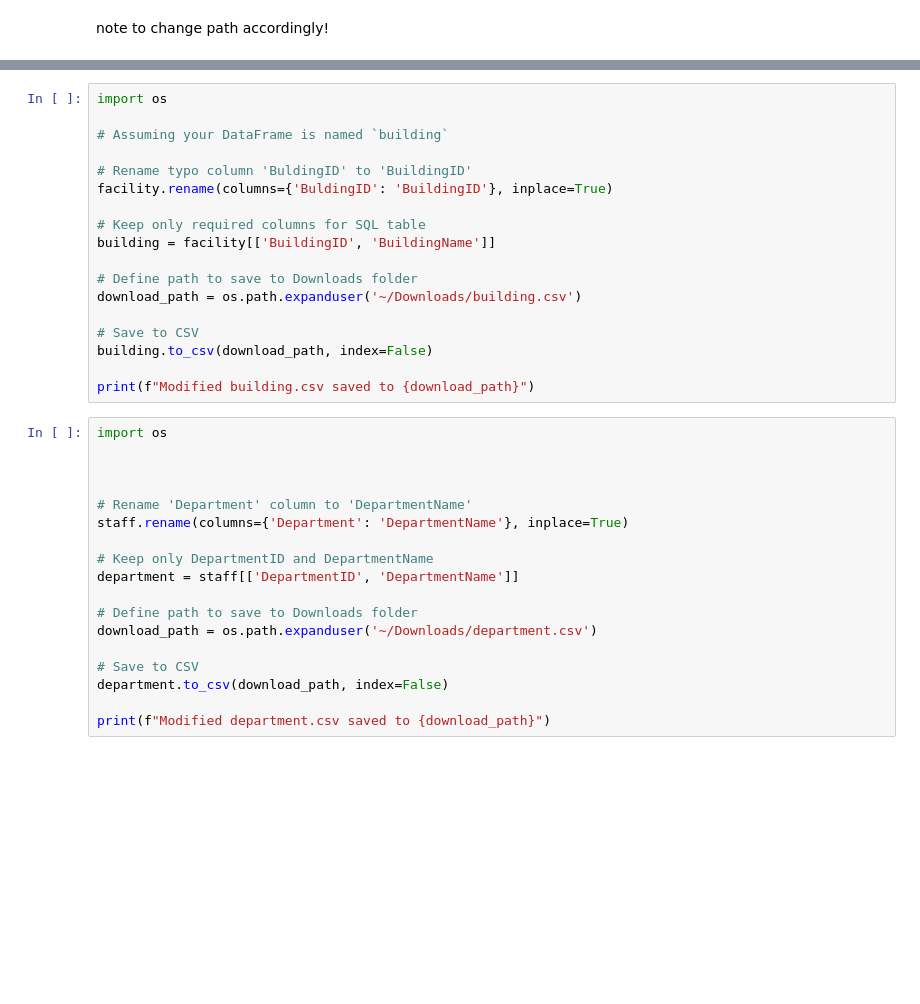
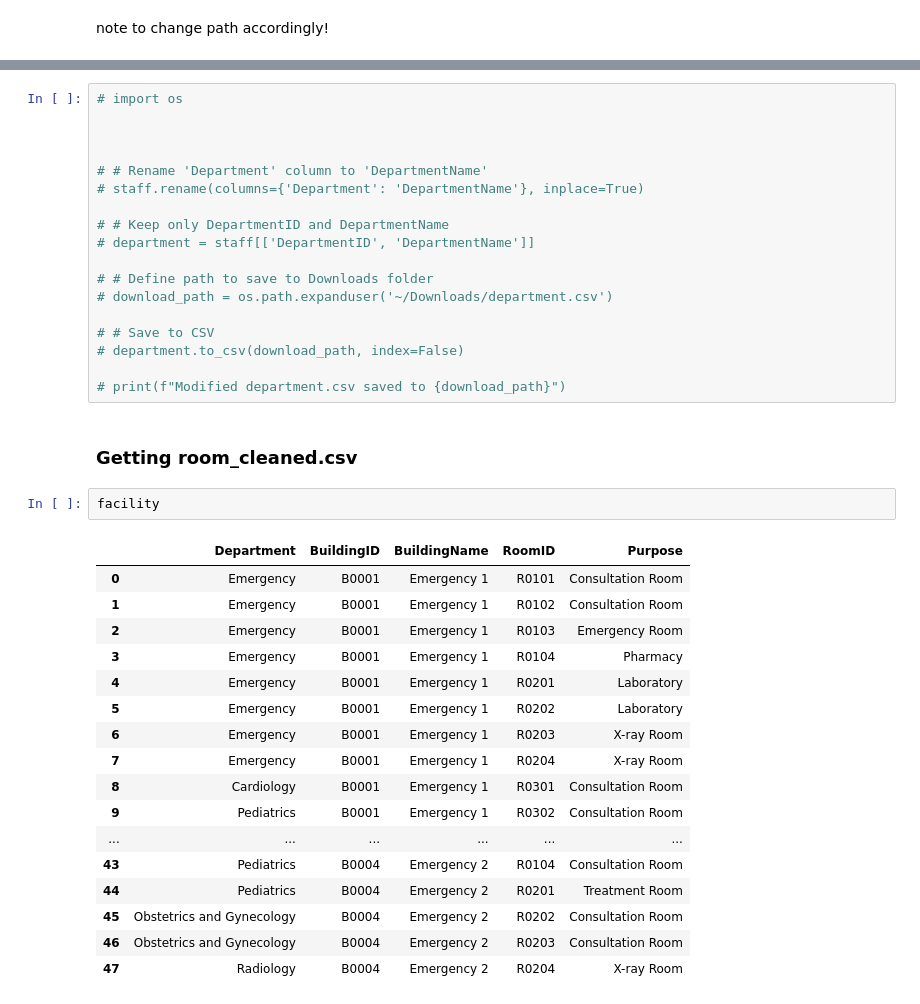
Before and after one commit to ATLAS097/Data-Engineering-CA2, a Jupyter notebook: data_cleaning.ipynb, the cells around one changed output, grey strips where cells are left out. Drawn from its saved outputs; the diff is of its cells as text; blank space fills up the shorter version.

```diff
--- a/data_cleaning.ipynb
+++ b/data_cleaning.ipynb
@@ -1053,36 +1183,40 @@ print(f"Modified doctor.csv saved to {download_path}")
 # %%
-import os
+# import os
 
-# Assuming your DataFrame is named `building`
 
-# Rename typo column 'BuldingID' to 'BuildingID'
-facility.rename(columns={'BuldingID': 'BuildingID'}, inplace=True)
 
-# Keep only required columns for SQL table
-building = facility[['BuildingID', 'BuildingName']]
+# # Rename 'Department' column to 'DepartmentName'
+# staff.rename(columns={'Department': 'DepartmentName'}, inplace=True)
 
-# Define path to save to Downloads folder
-download_path = os.path.expanduser('~/Downloads/building.csv')
+# # Keep only DepartmentID and DepartmentName
+# department = staff[['DepartmentID', 'DepartmentName']]
 
-# Save to CSV
-building.to_csv(download_path, index=False)
+# # Define path to save to Downloads folder
+# download_path = os.path.expanduser('~/Downloads/department.csv')
 
-print(f"Modified building.csv saved to {download_path}")
+# # Save to CSV
+# department.to_csv(download_path, index=False)
+
+# print(f"Modified department.csv saved to {download_path}")
-# %%
-import os
-
-
-
-# Rename 'Department' column to 'DepartmentName'
-staff.rename(columns={'Department': 'DepartmentName'}, inplace=True)
-
-# Keep only DepartmentID and DepartmentName
-department = staff[['DepartmentID', 'DepartmentName']]
-
-# Define path to save to Downloads folder
-download_path = os.path.expanduser('~/Downloads/department.csv')
-
-# Save to CSV
-department.to_csv(download_path, index=False)
-
-print(f"Modified department.csv saved to {download_path}")
+# %% [markdown]
+### Getting room_cleaned.csv
+# %%
+facility
+# %% [output]
+|  | Department | BuildingID | BuildingName | RoomID | Purpose |
+| 0 | Emergency | B0001 | Emergency 1 | R0101 | Consultation Room |
+| 1 | Emergency | B0001 | Emergency 1 | R0102 | Consultation Room |
+| 2 | Emergency | B0001 | Emergency 1 | R0103 | Emergency Room |
+| 3 | Emergency | B0001 | Emergency 1 | R0104 | Pharmacy |
+| 4 | Emergency | B0001 | Emergency 1 | R0201 | Laboratory |
+| 5 | Emergency | B0001 | Emergency 1 | R0202 | Laboratory |
+| 6 | Emergency | B0001 | Emergency 1 | R0203 | X-ray Room |
+| 7 | Emergency | B0001 | Emergency 1 | R0204 | X-ray Room |
+| 8 | Cardiology | B0001 | Emergency 1 | R0301 | Consultation Room |
+| 9 | Pediatrics | B0001 | Emergency 1 | R0302 | Consultation Room |
+| ... | ... | ... | ... | ... | ... |
+| 43 | Pediatrics | B0004 | Emergency 2 | R0104 | Consultation Room |
+| 44 | Pediatrics | B0004 | Emergency 2 | R0201 | Treatment Room |
+| 45 | Obstetrics and Gynecology | B0004 | Emergency 2 | R0202 | Consultation Room |
+| 46 | Obstetrics and Gynecology | B0004 | Emergency 2 | R0203 | Consultation Room |
+| 47 | Radiology | B0004 | Emergency 2 | R0204 | X-ray Room |
```
Also changed, not shown: parts of 13 cells of this notebook.
